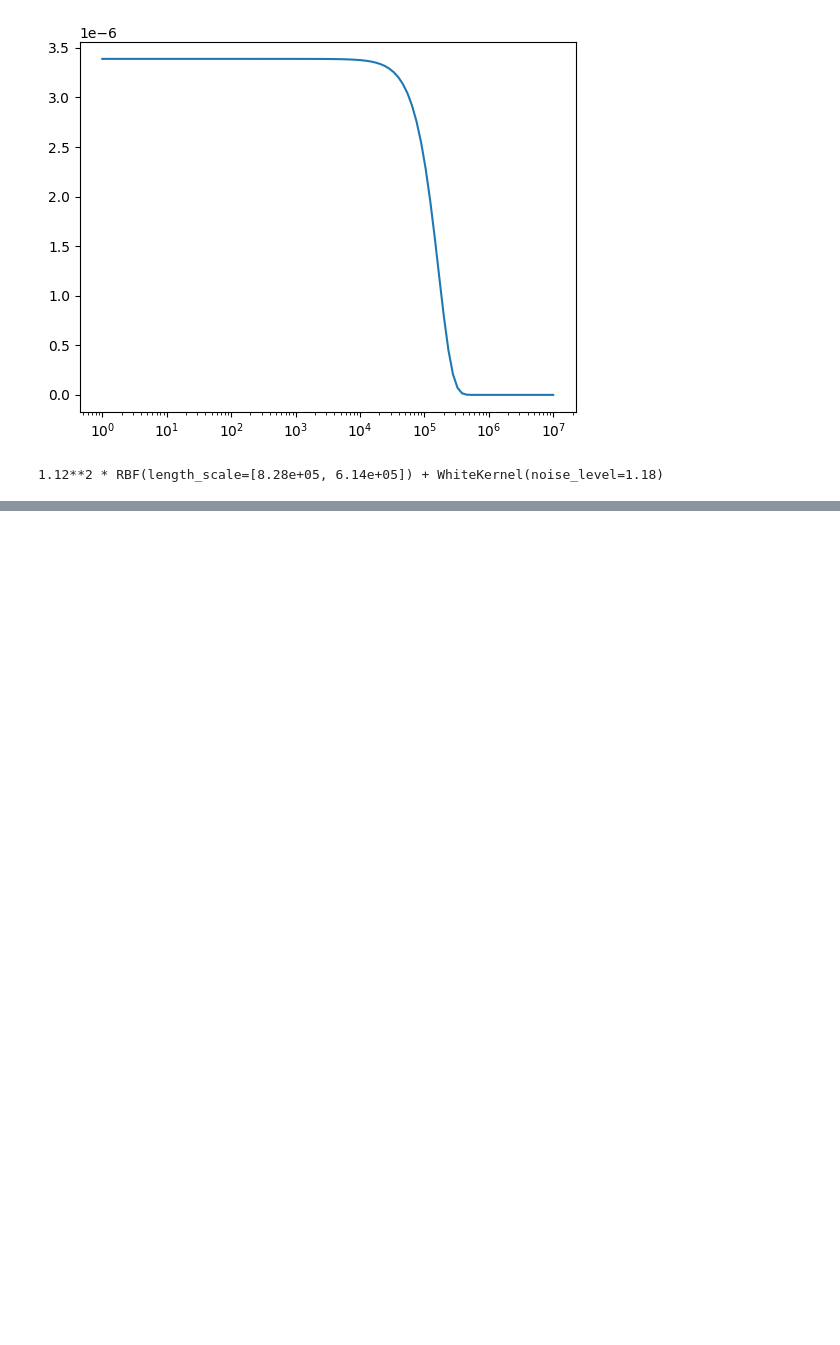
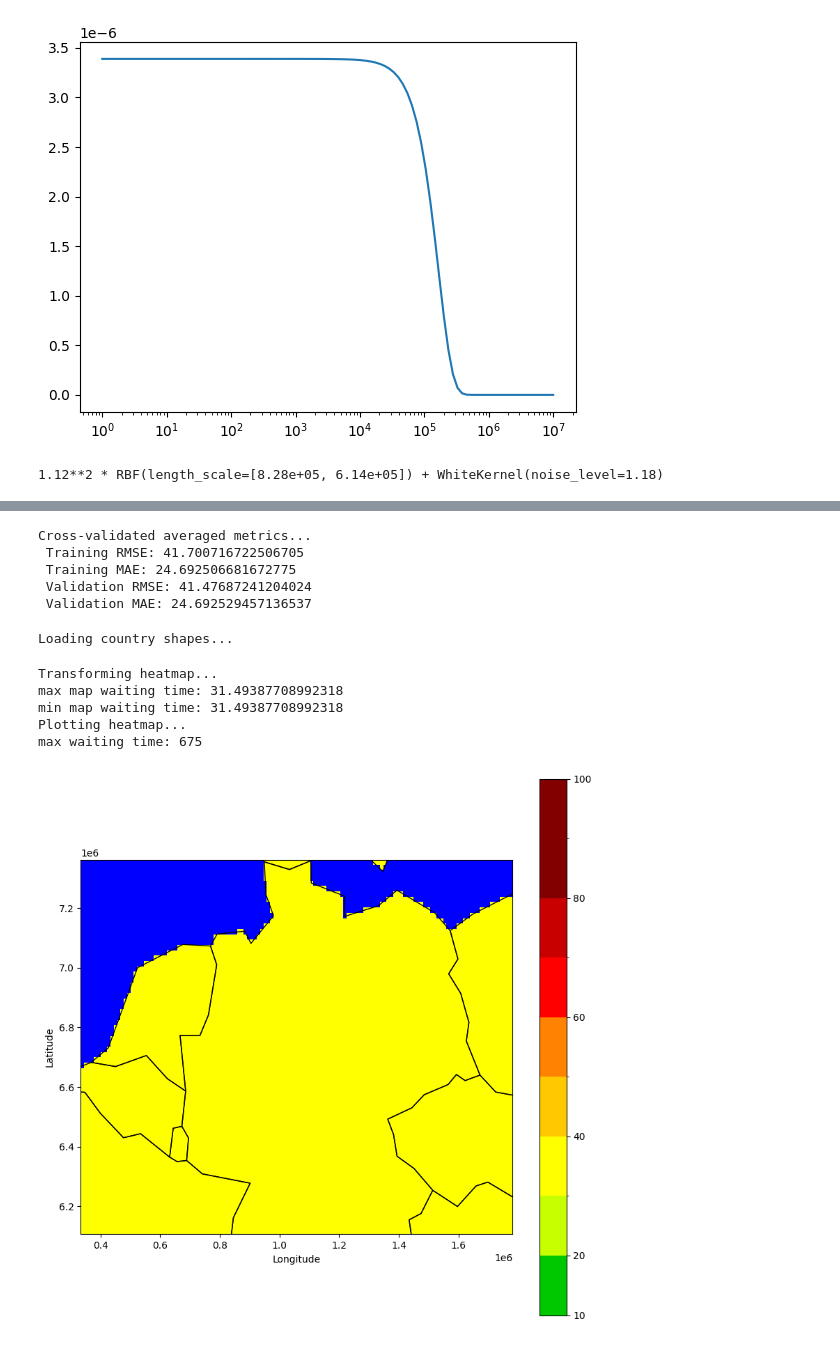
Before and after one commit to Hitchwiki/hitchmap-data, a Jupyter notebook: visualization/predictors/experimental.ipynb, the cells around one changed output, grey strips where cells are left out. Saved outputs shown, nothing was run; the diff lists cells and outputs as text; code cells hidden in the pictures; blank space fills up the shorter version.

```diff
--- a/visualization/predictors/experimental.ipynb
+++ b/visualization/predictors/experimental.ipynb
@@ -63,0 +109,17 @@ gp.kernel_
+# %%
+average_model = Average()
+average_model = evaluate_cv(estimator=average_model, X=points[["lon", "lat"]].values, y=points["wait"])
+map_from_model(average_model, region=region)
+# %% [output]
+Cross-validated averaged metrics...
+ Training RMSE: 41.700716722506705
+ Training MAE: 24.692506681672775
+ Validation RMSE: 41.47687241204024
+ Validation MAE: 24.692529457136537
+Loading country shapes...
+Transforming heatmap...
+max map waiting time: 31.49387708992318
+min map waiting time: 31.49387708992318
+Plotting heatmap...
+max waiting time: 675
+[figure, added]
```
Also changed, not shown: parts of 6 cells of this notebook, 4 other files.
